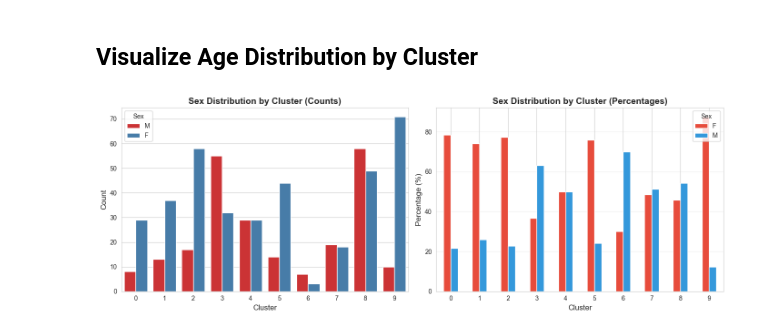
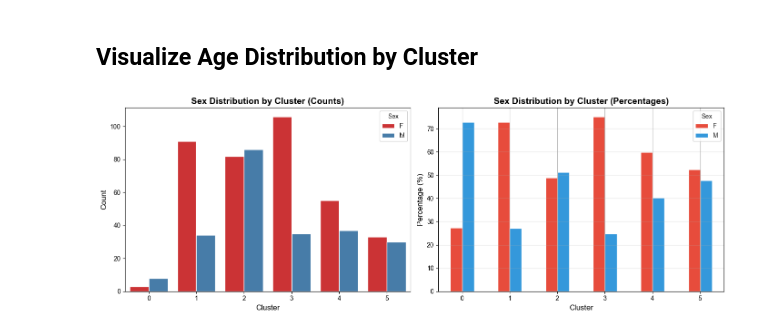
Before and after one commit to xandime/EEG_cluster_detection, a Jupyter notebook: k-mean-testing.ipynb, the cells around one changed output. Cells and saved outputs as stored; diff of their text form; code cells hidden in the pictures.

```diff
--- a/k-mean-testing.ipynb
+++ b/k-mean-testing.ipynb
@@ -245,10 +266,10 @@ Cluster × Sex    256.250598   1  256.250598  1.248059 0.264374
   - **Interaction**: Does the age-sex relationship vary by cluster?
 # %% [markdown]
 ## Visualize Age Distribution by Cluster
-# %%
-from metrics.external_metrics import plot_sex_distribution
-
-# Plot age distribution by cluster
-plot_sex_distribution(sex, best_result['assignments'], plot_type="both")
-# %% [output]
-[figure, removed]
+# %%
+from metrics.external_metrics import plot_sex_distribution
+
+# Plot age distribution by cluster
+plot_sex_distribution(sex, optimal_result['assignments'], plot_type="both")
+# %% [output]
+[figure, added]
```
Also changed, not shown: parts of 9 cells of this notebook, 1 other file.
